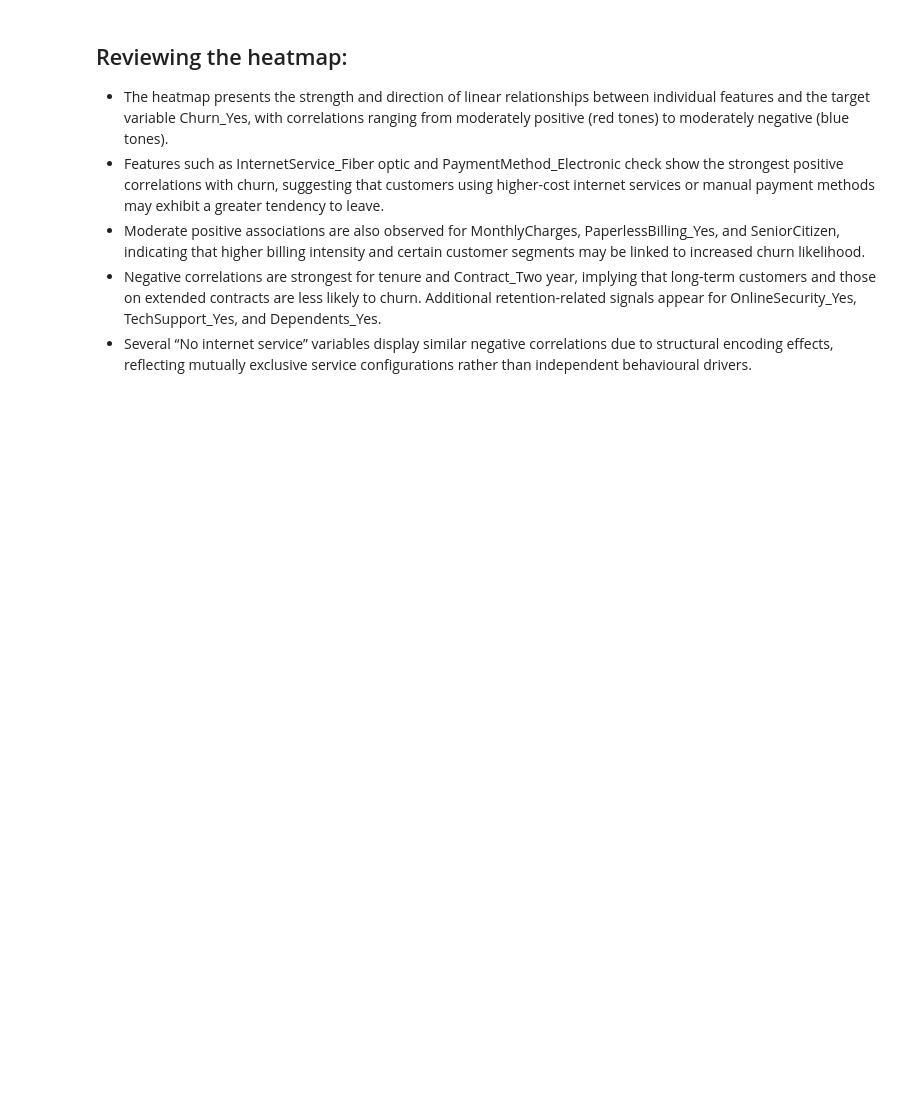
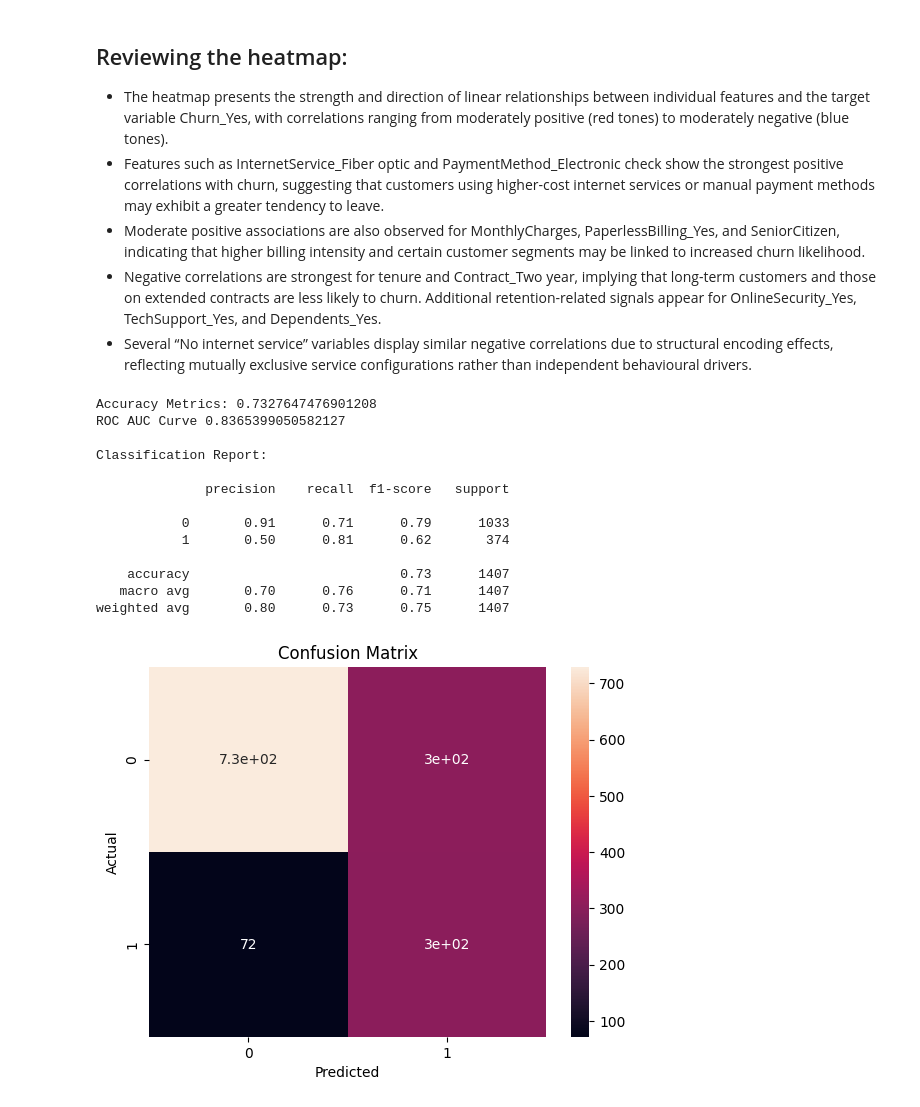
Before and after one commit to jnagabooshanam-hub/ChurnPrediction_Project, a Jupyter notebook: Customer_Churn_2026.ipynb, the cells around one changed output. Drawn from its saved outputs; the diff is of its cells as text; code cells hidden in the pictures; blank space fills up the shorter version.

```diff
--- a/Customer_Churn_2026.ipynb
+++ b/Customer_Churn_2026.ipynb
@@ -516,3 +517,65 @@ plt.show()
 - Moderate positive associations are also observed for MonthlyCharges, PaperlessBilling_Yes, and SeniorCitizen, indicating that higher billing intensity and certain customer segments may be linked to increased churn likelihood.
 - Negative correlations are strongest for tenure and Contract_Two year, implying that long-term customers and those on extended contracts are less likely to churn. Additional retention-related signals appear for OnlineSecurity_Yes, TechSupport_Yes, and Dependents_Yes.
 - Several “No internet service” variables display similar negative correlations due to structural encoding effects, reflecting mutually exclusive service configurations rather than independent behavioural drivers.
+# %%
+from sklearn.preprocessing import StandardScaler, LabelEncoder
+from sklearn.metrics import accuracy_score, classification_report, confusion_matrix, roc_auc_score, RocCurveDisplay
+
+data = data_to_process.copy()
+
+#Encoding
+num_cols = data.select_dtypes(include=np.number).columns
+data[num_cols] = data[num_cols].fillna(data[num_cols].median())
+
+cat_cols = data.select_dtypes(include='object').columns
+data[cat_cols] = data[cat_cols].fillna(data[cat_cols].mode().iloc[0])
+
+le = LabelEncoder()
+data['Churn'] = le.fit_transform(data['Churn'])
+
+data_encoded = pd.get_dummies(data, drop_first=True)
+
+X = data_encoded.drop("Churn", axis=1)
+y = data_encoded["Churn"]
+
+X_train, X_test, y_train, y_test = train_test_split(
+    X, y, test_size=0.2, random_state=42, stratify=y
+)
+
+scaler = StandardScaler()
+X_train_scaled = scaler.fit_transform(X_train)
+X_test_scaled = scaler.transform(X_test)
+
+model = LogisticRegression(max_iter=1000, class_weight='balanced')
+model.fit(X_train_scaled, y_train)
+
+y_pred = model.predict(X_test_scaled)
+y_prob = model.predict_proba(X_test_scaled)[:,1]
+
+print("Accuracy Metrics:", accuracy_score(y_test, y_pred))
+print("ROC AUC Curve", roc_auc_score(y_test, y_prob))
+print("\nClassification Report:\n")
+print(classification_report(y_test, y_pred))
+
+plt.figure()
+cm = confusion_matrix(y_test, y_pred)
+sns.heatmap(cm, annot=True)
+plt.title("Confusion Matrix")
+plt.xlabel("Predicted")
+plt.ylabel("Actual")
+plt.show()
+# %% [output]
+Accuracy Metrics: 0.7327647476901208
+ROC AUC Curve 0.8365399050582127
+
+Classification Report:
+
+              precision    recall  f1-score   support
+
+           0       0.91      0.71      0.79      1033
+           1       0.50      0.81      0.62       374
+
+    accuracy                           0.73      1407
+   macro avg       0.70      0.76      0.71      1407
+weighted avg       0.80      0.73      0.75      1407
+[figure, added]
```
Also changed, not shown: parts of 5 cells of this notebook.
